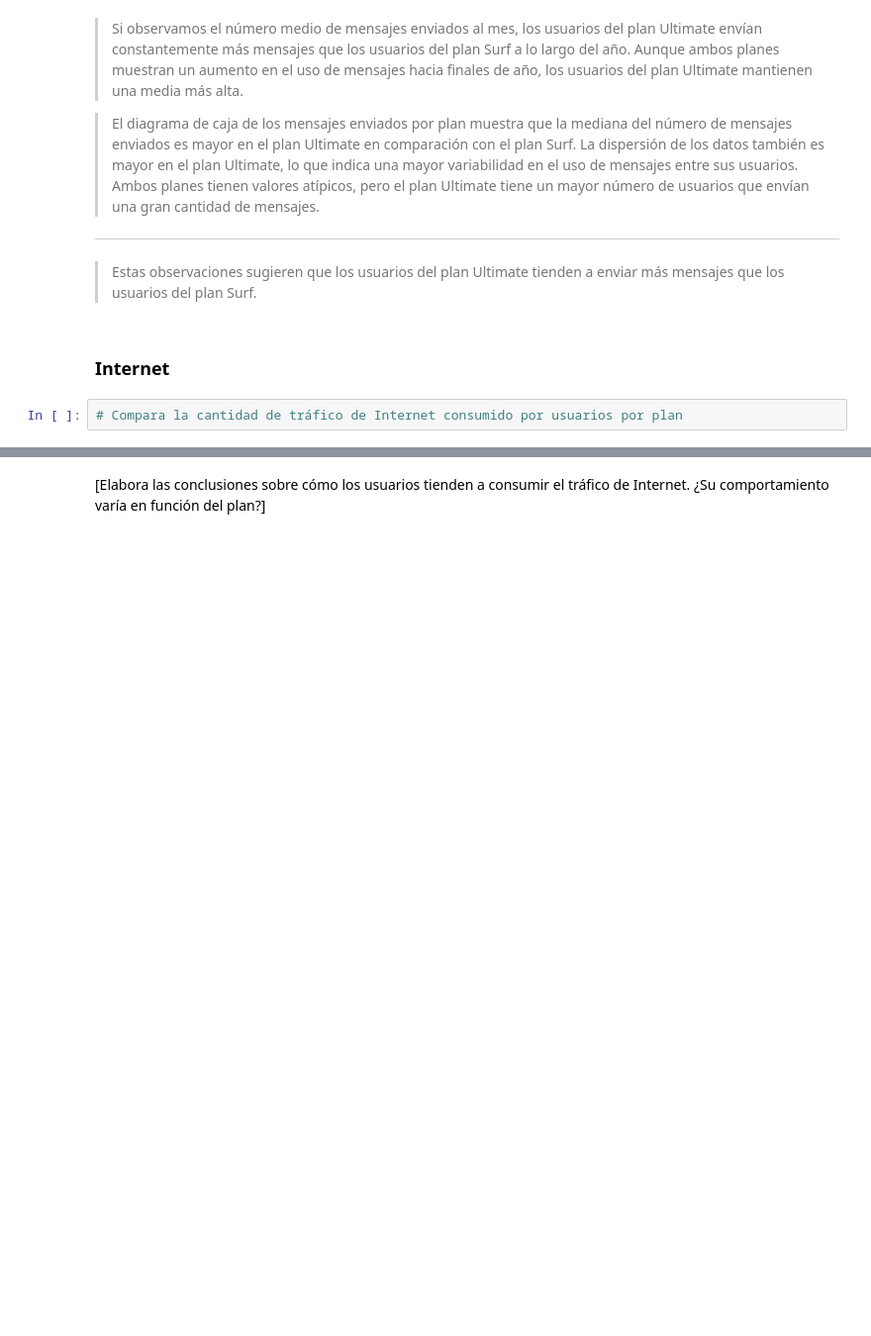
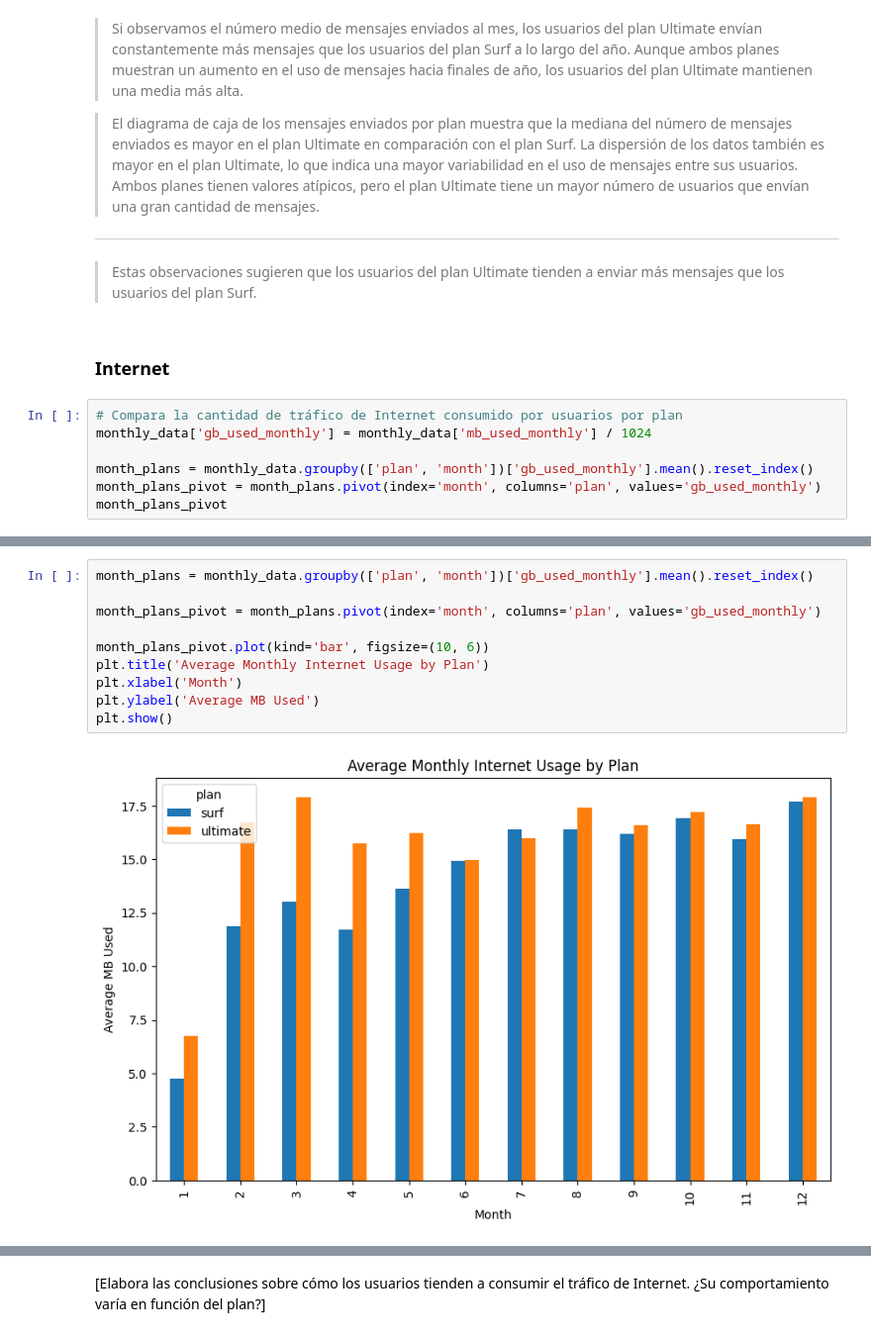
Before and after one commit to Davichobacter/data_science_tt, a Jupyter notebook: notebook.ipynb, the cells around one changed output, grey strips where cells are left out. Shown at 99% size. Cells and saved outputs as stored; diff of their text form; blank space fills up the shorter version.

```diff
--- a/notebook.ipynb
+++ b/notebook.ipynb
@@ -788,3 +790,8 @@ plt.show()
 ### Internet
 # %%
 # Compara la cantidad de tráfico de Internet consumido por usuarios por plan
+monthly_data['gb_used_monthly'] = monthly_data['mb_used_monthly'] / 1024
+
+month_plans = monthly_data.groupby(['plan', 'month'])['gb_used_monthly'].mean().reset_index()
+month_plans_pivot = month_plans.pivot(index='month', columns='plan', values='gb_used_monthly')
+month_plans_pivot
@@ -790,0 +813,12 @@ plt.show()
+# %%
+month_plans = monthly_data.groupby(['plan', 'month'])['gb_used_monthly'].mean().reset_index()
+
+month_plans_pivot = month_plans.pivot(index='month', columns='plan', values='gb_used_monthly')
+
+month_plans_pivot.plot(kind='bar', figsize=(10, 6))
+plt.title('Average Monthly Internet Usage by Plan')
+plt.xlabel('Month')
+plt.ylabel('Average MB Used')
+plt.show()
+# %% [output]
+[figure, added]
```
Also changed, not shown: parts of 33 cells of this notebook.
